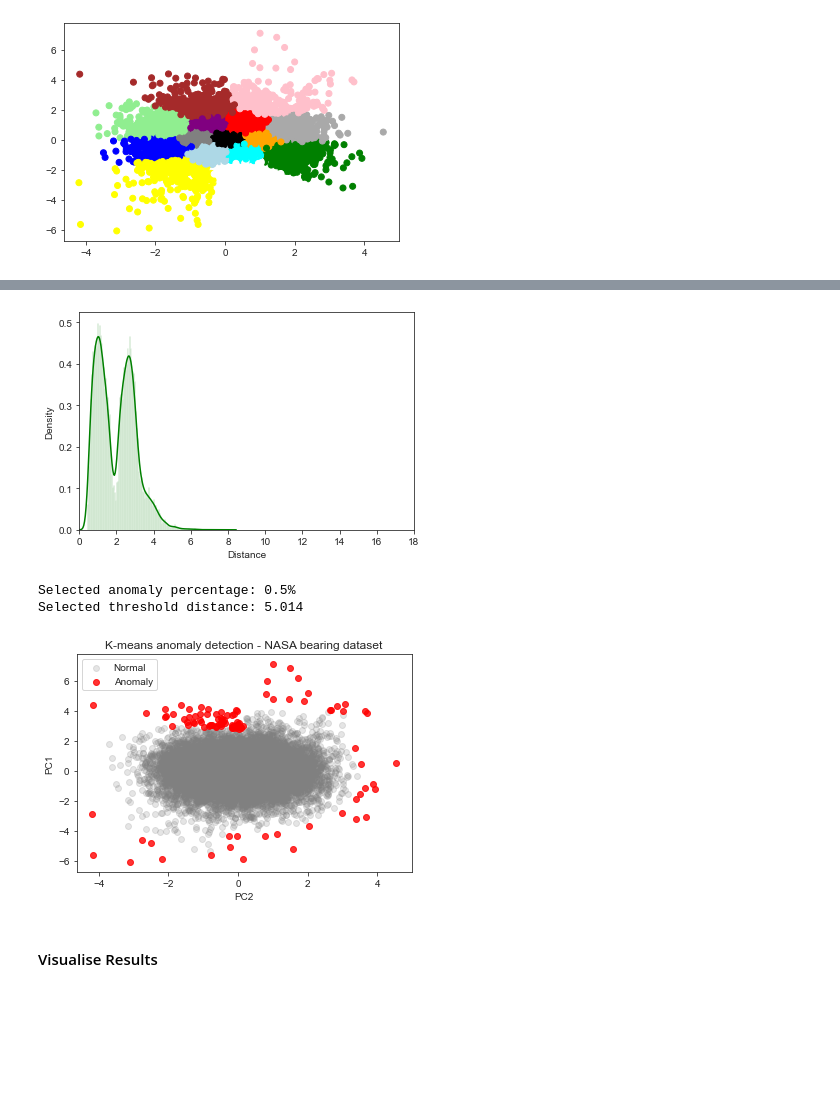
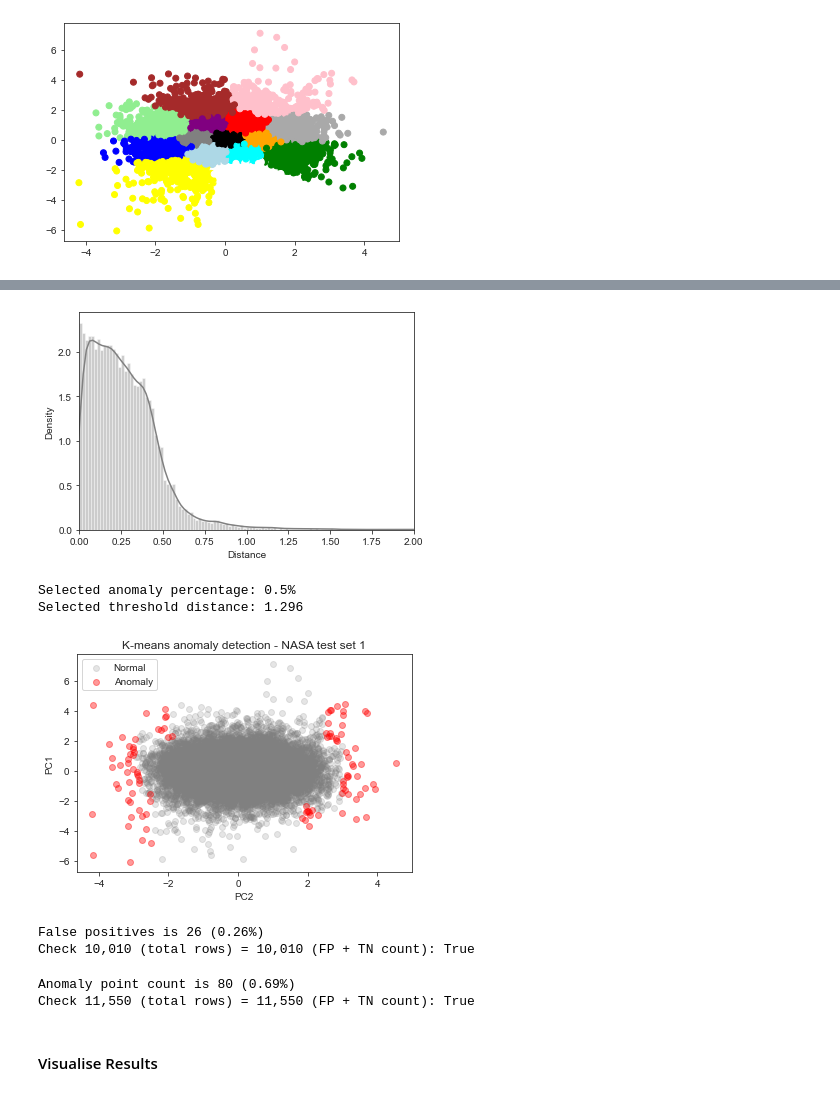
Before and after one commit to 3minuterecord/predictiveMaintenancePortfolio, a Jupyter notebook: 1_Bearing Data Predictive Maintenance.ipynb, the cells around one changed output, grey strips where cells are left out. Drawn from its saved outputs; the diff is of its cells as text; code cells hidden in the pictures; blank space fills up the shorter version.

Commit message:
Revise methodology for clustering

```diff
--- a/1_Bearing Data Predictive Maintenance.ipynb
+++ b/1_Bearing Data Predictive Maintenance.ipynb
@@ -573,14 +583,21 @@ plt.show()
+# %%
+# Create a dataframe of PCs, cluster, status, etc. and join with the coords
+backdrop_chan = 'B3_c6'
+examine_cl = pd.DataFrame({
+    backdrop_chan:pd.Series(df[backdrop_chan]),
+    'PC1':pd.Series(df.principal_feature1),
+    'PC2':pd.Series(df.principal_feature2),
+    'cluster':pd.Series(df.cluster)
+})
+examine_cl = pd.merge(examine_cl, coords_cl, how='left', on='cluster')
 # %%
 """
-Create a function that returns a list of distances
-between each point & its distance to the closest centroid
+Create a list of distances between each point & its distance to cluster centroid
 Use 'np.linalg.norm' as the Euclidean distance is the l2 norm,
 and the default value of the ord parameter in numpy.linalg.norm is 2.
 """
-def getDistanceByPoint(dat, model):
-    distance = []
-    for i in range(0, len(dat)):
-        Xa = np.array(dat.loc[i])
-        Xb = model.cluster_centers_[model.labels_[i] - 1]
-        distance.append(np.linalg.norm(Xa - Xb))
-    return distance
+distance_recalc = []
+for r in range(len(examine_cl)):
+    Xa = np.array(examine_cl.PC1.iloc[r], examine_cl.PC2.iloc[r])
+    Xb = np.array(examine_cl.x_coords.iloc[r], examine_cl.y_coords.iloc[r])
+    distance_recalc.append(np.linalg.norm(Xa - Xb))
@@ -590,0 +604,9 @@ distance = pd.Series(getDistanceByPoint(data, kmeans[14]))
+# %%
+# Assign an oultlier fraction & calculate prediction based on threshold
+outliers_fraction = 0.005
+examine_cl = examine_cl.assign(distance = distance_recalc)
+number_of_outliers = int(outliers_fraction * len(examine_cl))
+calc_threshold = examine_cl.distance.nlargest(number_of_outliers).min()
+print(f'Distance threshold is {round(calc_threshold, 3)}')
+examine_cl = examine_cl.assign(threshold = calc_threshold)
+examine_cl = examine_cl.assign(prediction = (examine_cl.distance > examine_cl.threshold).astype(int))
@@ -591,8 +647,9 @@ distance = pd.Series(getDistanceByPoint(data, kmeans[14]))
 # %%
+# Plot distribution of distances
 plt.figure()
-sns.distplot(distance, bins = 200, kde = True, color = 'green');
-plt.xlim([0.0, 18])
+sns.distplot(examine_cl.distance, bins = 200, kde = True, color = 'grey');
+plt.xlim([0.0, 2])
 plt.xlabel('Distance')
 plt.show()
 # %% [output]
-[figure, old version]
+[figure, new version]
@@ -606,22 +656,22 @@ df['prediction'] = (distance >= threshold).astype(int)
 # %%
 print(f'Selected anomaly percentage: {100 * outliers_fraction}%')
-print('Selected threshold distance:', round(threshold, 3))
+print('Selected threshold distance:', round(examine_cl.threshold.unique()[0], 3))
 # %% [output]
 Selected anomaly percentage: 0.5%
-Selected threshold distance: 5.014
+Selected threshold distance: 1.296
 # %%
 # Visualisation of anomaly with cluster view
 fig, ax = plt.subplots()
 
 # Now plot
-ax.scatter(df[df.prediction == 0].principal_feature1, df[df.prediction == 0].principal_feature2,
+ax.scatter(examine_cl[examine_cl.prediction == 0].PC1, examine_cl[examine_cl.prediction == 0].PC2,
            zorder = 1, alpha = 0.2, c = 'grey', label = 'Normal')
-ax.scatter(df[df.prediction == 1].principal_feature1, df[df.prediction == 1].principal_feature2,
-           zorder = 2, alpha = 0.8, c = 'red', label = 'Anomaly')
+ax.scatter(examine_cl[examine_cl.prediction == 1].PC1, examine_cl[examine_cl.prediction == 1].PC2,
+           zorder = 2, alpha = 0.4, c = 'red', label = 'Anomaly')
 plt.ylabel("PC1")
 plt.xlabel("PC2")
-plt.title('K-means anomaly detection - NASA bearing dataset')
+plt.title('K-means anomaly detection - NASA test set 1')
 ax.legend(loc = 'upper left')
 plt.show()
 # %% [output]
-[figure, old version]
+[figure, new version]
@@ -628,2 +680,26 @@ plt.show()
+# %%
+res_snap_cl = examine_cl.loc[examine_cl.index.isin(df_train.index),:]
+# Check false positive rate (from the training data)
+# This should cross check with contamination rate specified in SVM model (~0.5%)
+cl_to = len(res_snap_cl['prediction'])
+cl_fp = sum(res_snap_cl['prediction'] == 1)
+cl_tn = sum(res_snap_cl['prediction'] == 0)
+print(f'False positives is {cl_fp} ({round(100*cl_fp/cl_to, 2)}%)')
+print(f'Check {"{:,}".format(cl_to)} (total rows) = {"{:,}".format(cl_fp+cl_tn)} (FP + TN count): {cl_to == (cl_fp+cl_tn)}')
+# %% [output]
+False positives is 26 (0.26%)
+Check 10,010 (total rows) = 10,010 (FP + TN count): True
+# %%
+res_snap_cl = examine_cl.loc[examine_cl.index.isin(df_test.index),:]
+# Check false positive rate (from the training data)
+# This should cross check with contamination rate specified in SVM model (~0.5%)
+cl_to = len(res_snap_cl['prediction'])
+cl_an = sum(res_snap_cl['prediction'] == 1)
+cl_nn = sum(res_snap_cl['prediction'] == 0)
+print(f'Anomaly point count is {cl_an} ({round(100*cl_an/cl_to, 2)}%)')
+print(f'Check {"{:,}".format(cl_to)} (total rows) = {"{:,}".format(cl_an+cl_nn)} (FP + TN count): {cl_to == (cl_an+cl_nn)}')
+# %% [output]
+Anomaly point count is 80 (0.69%)
+Check 11,550 (total rows) = 11,550 (FP + TN count): True
 # %% [markdown]
 #### Visualise Results
```
Also changed, not shown: parts of 34 cells of this notebook, 2 other files.
